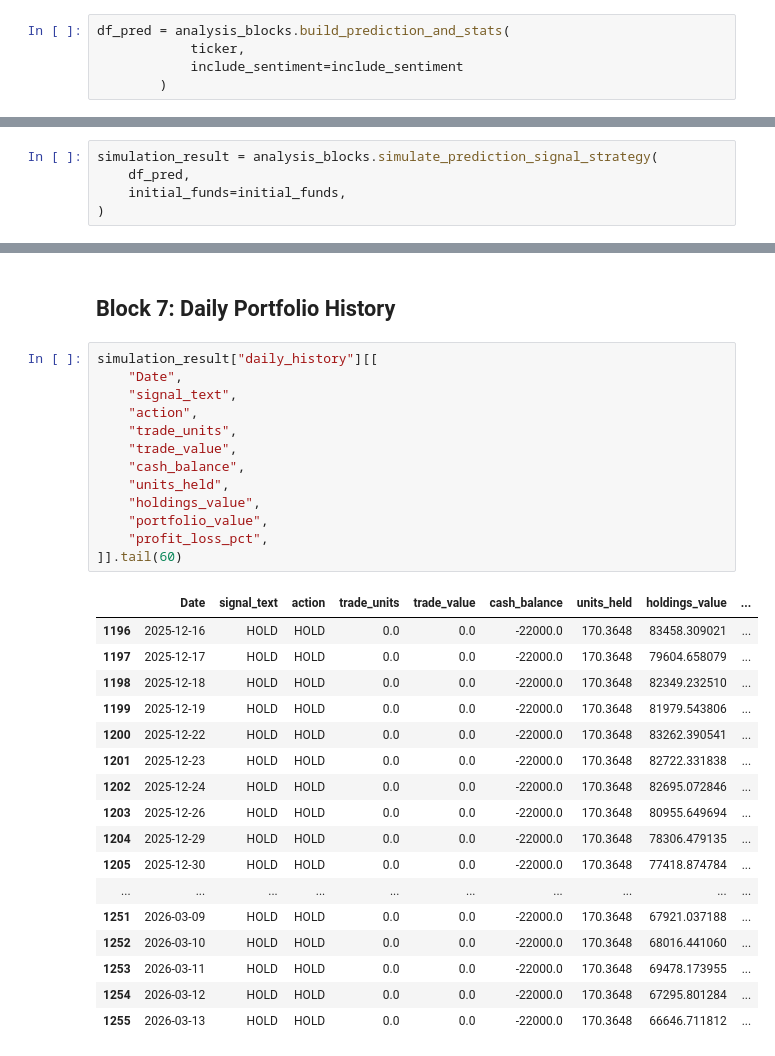
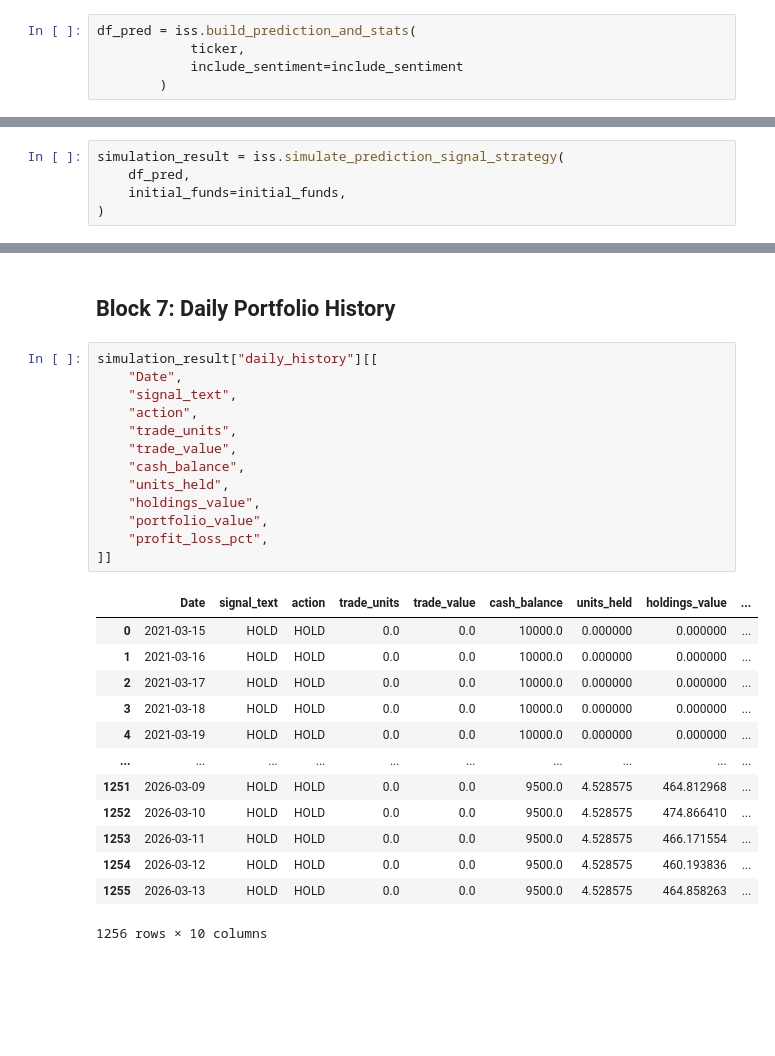
Before and after one commit to tathagata1/stock-analysis, a Jupyter notebook: 02_specific_stock_simulation.ipynb, the cells around one changed output, grey strips where cells are left out. Cells and saved outputs as stored; diff of their text form; blank space fills up the shorter version.

```diff
--- a/02_specific_stock_simulation.ipynb
+++ b/02_specific_stock_simulation.ipynb
@@ -23,7 +11,7 @@ initial_funds = 10000
 include_fundamentals = True
 include_sentiment = False  # True requires API keys and adds latency
 # %%
-df_pred = analysis_blocks.build_prediction_and_stats(
+df_pred = iss.build_prediction_and_stats(
             ticker,
             include_sentiment=include_sentiment
         )
@@ -46,7 +34,7 @@ df_pred
 # %% [markdown]
 ## Block 4: Simulate Daily Buy/Sell/Hold Strategy
 # %%
-simulation_result = analysis_blocks.simulate_prediction_signal_strategy(
+simulation_result = iss.simulate_prediction_signal_strategy(
     df_pred,
     initial_funds=initial_funds,
 )
@@ -182,31 +159,27 @@ plt.show()
 # %%
 simulation_result["daily_history"][[
     "Date",
     "signal_text",
     "action",
     "trade_units",
     "trade_value",
     "cash_balance",
     "units_held",
     "holdings_value",
     "portfolio_value",
     "profit_loss_pct",
-]].tail(60)
+]]
 # %% [output]
 |  | Date | signal_text | action | trade_units | trade_value | cash_balance | units_held | holdings_value | ... |
-| 1196 | 2025-12-16 | HOLD | HOLD | 0.0 | 0.0 | -22000.0 | 170.3648 | 83458.309021 | ... |
-| 1197 | 2025-12-17 | HOLD | HOLD | 0.0 | 0.0 | -22000.0 | 170.3648 | 79604.658079 | ... |
-| 1198 | 2025-12-18 | HOLD | HOLD | 0.0 | 0.0 | -22000.0 | 170.3648 | 82349.232510 | ... |
-| 1199 | 2025-12-19 | HOLD | HOLD | 0.0 | 0.0 | -22000.0 | 170.3648 | 81979.543806 | ... |
-| 1200 | 2025-12-22 | HOLD | HOLD | 0.0 | 0.0 | -22000.0 | 170.3648 | 83262.390541 | ... |
-| 1201 | 2025-12-23 | HOLD | HOLD | 0.0 | 0.0 | -22000.0 | 170.3648 | 82722.331838 | ... |
-| 1202 | 2025-12-24 | HOLD | HOLD | 0.0 | 0.0 | -22000.0 | 170.3648 | 82695.072846 | ... |
-| 1203 | 2025-12-26 | HOLD | HOLD | 0.0 | 0.0 | -22000.0 | 170.3648 | 80955.649694 | ... |
-| 1204 | 2025-12-29 | HOLD | HOLD | 0.0 | 0.0 | -22000.0 | 170.3648 | 78306.479135 | ... |
-| 1205 | 2025-12-30 | HOLD | HOLD | 0.0 | 0.0 | -22000.0 | 170.3648 | 77418.874784 | ... |
+| 0 | 2021-03-15 | HOLD | HOLD | 0.0 | 0.0 | 10000.0 | 0.000000 | 0.000000 | ... |
+| 1 | 2021-03-16 | HOLD | HOLD | 0.0 | 0.0 | 10000.0 | 0.000000 | 0.000000 | ... |
+| 2 | 2021-03-17 | HOLD | HOLD | 0.0 | 0.0 | 10000.0 | 0.000000 | 0.000000 | ... |
+| 3 | 2021-03-18 | HOLD | HOLD | 0.0 | 0.0 | 10000.0 | 0.000000 | 0.000000 | ... |
+| 4 | 2021-03-19 | HOLD | HOLD | 0.0 | 0.0 | 10000.0 | 0.000000 | 0.000000 | ... |
 | ... | ... | ... | ... | ... | ... | ... | ... | ... | ... |
-| 1251 | 2026-03-09 | HOLD | HOLD | 0.0 | 0.0 | -22000.0 | 170.3648 | 67921.037188 | ... |
-| 1252 | 2026-03-10 | HOLD | HOLD | 0.0 | 0.0 | -22000.0 | 170.3648 | 68016.441060 | ... |
-| 1253 | 2026-03-11 | HOLD | HOLD | 0.0 | 0.0 | -22000.0 | 170.3648 | 69478.173955 | ... |
-| 1254 | 2026-03-12 | HOLD | HOLD | 0.0 | 0.0 | -22000.0 | 170.3648 | 67295.801284 | ... |
-| 1255 | 2026-03-13 | HOLD | HOLD | 0.0 | 0.0 | -22000.0 | 170.3648 | 66646.711812 | ... |
+| 1251 | 2026-03-09 | HOLD | HOLD | 0.0 | 0.0 | 9500.0 | 4.528575 | 464.812968 | ... |
+| 1252 | 2026-03-10 | HOLD | HOLD | 0.0 | 0.0 | 9500.0 | 4.528575 | 474.866410 | ... |
+| 1253 | 2026-03-11 | HOLD | HOLD | 0.0 | 0.0 | 9500.0 | 4.528575 | 466.171554 | ... |
+| 1254 | 2026-03-12 | HOLD | HOLD | 0.0 | 0.0 | 9500.0 | 4.528575 | 460.193836 | ... |
+| 1255 | 2026-03-13 | HOLD | HOLD | 0.0 | 0.0 | 9500.0 | 4.528575 | 464.858263 | ... |
+1256 rows × 10 columns
```
Also changed, not shown: parts of 6 cells of this notebook, 11 other files.
